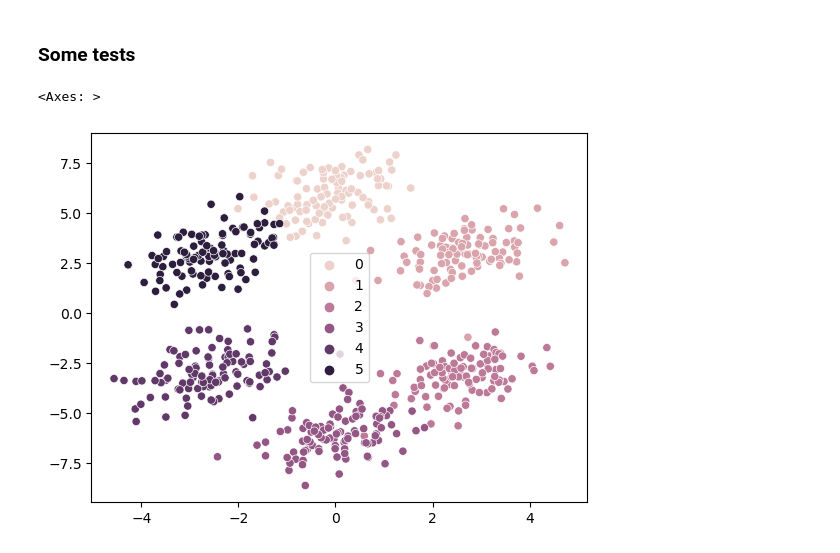
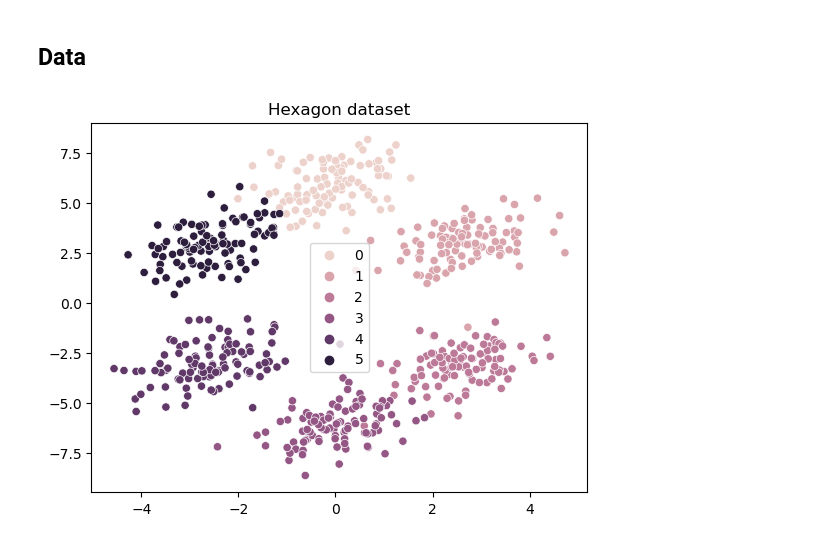
Before and after one commit to tymsoncyferki/MIOwAD, a Jupyter notebook: KOH/koh1.ipynb, the cells around one changed output. Drawn from its saved outputs; the diff is of its cells as text; code cells hidden in the pictures.

```diff
--- a/KOH/koh1.ipynb
+++ b/KOH/koh1.ipynb
@@ -101,2 +121,2 @@ class KOH:
 # %% [markdown]
-### Some tests
+## Data
@@ -109,5 +129,5 @@ hex_train = hexagon[['x', 'y']].to_numpy()
 # %%
-sns.scatterplot(x=hex_train[:,0], y=hex_train[:,1], hue=hexagon['c'].to_numpy())
+sns.scatterplot(x=hex_train[:,0], y=hex_train[:,1], hue=hexagon['c'].to_numpy()).set_title('Hexagon dataset')
+plt.show()
 # %% [output]
-<Axes: >
-[figure, old version]
+[figure, new version]
```
Also changed, not shown: parts of 42 cells of this notebook.
